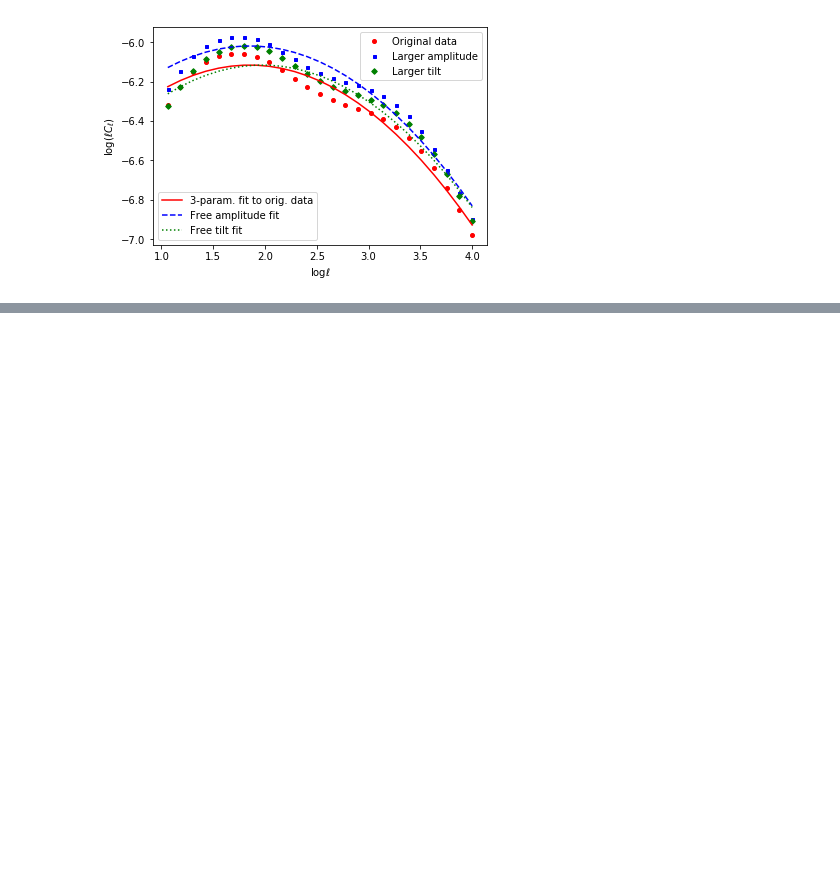
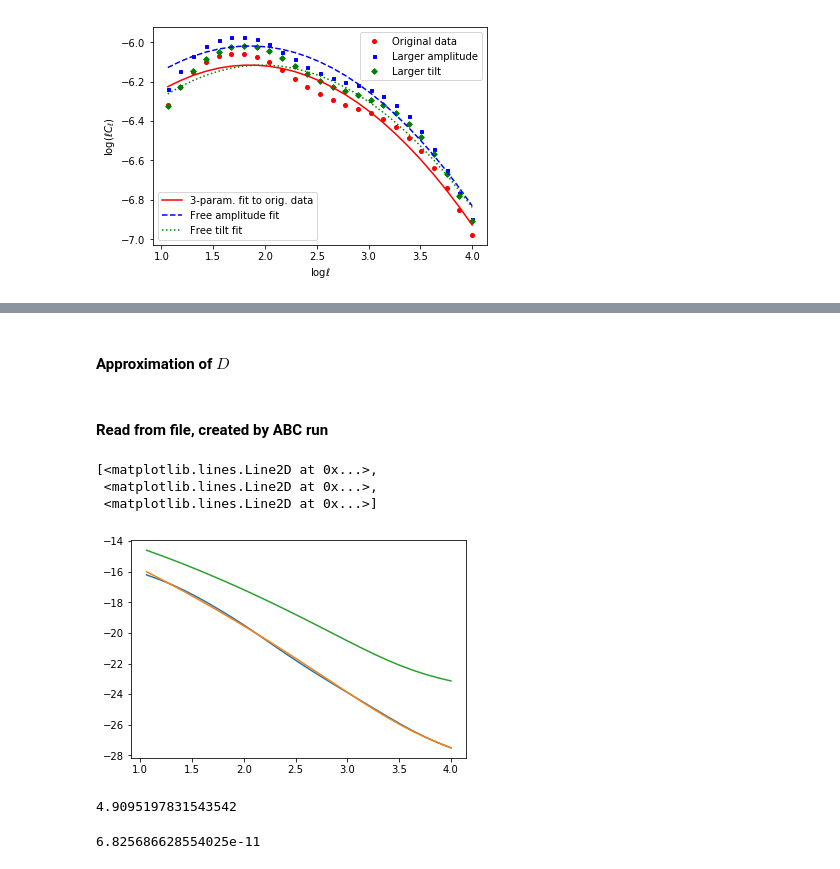
Before and after one commit to emilleishida/CorrMatrix_ABC, a Jupyter notebook: scripts/ABC/WL_Cell_fit.ipynb, the cells around one changed output, grey strips where cells are left out. Drawn from its saved outputs; the diff is of its cells as text; code cells hidden in the pictures; blank space fills up the shorter version.

```diff
--- a/scripts/ABC/WL_Cell_fit.ipynb
+++ b/scripts/ABC/WL_Cell_fit.ipynb
@@ -250,0 +252,5 @@ array([ 0.326074])
+# %%
+Delta_ln_ell = np.diff(ell) / (ell[:-1]/2 + ell[1:]/2)
+Delta_ln_ell = np.append(Delta_ln_ell, Delta_ln_ell[-1])
+Delta_ell = Delta_ln_ell * ell
+Delta_ln_ell_bar = Delta_ln_ell.mean()
@@ -250,0 +259,19 @@ array([ 0.326074])
+# %%
+D = 1.0 / (f_sky * (2.0 * ell + 1) * Delta_ln_ell_bar * ell) * C_ell_tot**2
+# %% [markdown]
+#### Approximation of $D$
+# %%
+A = 1/(2 * f_sky * Delta_ln_ell_bar)
+B = sigma_eps**2 / (2 * nbar_rad2)
+D2 = A / ell**2 * (10**quadratic(logell, *popt) / ell + B)**2
+# %% [markdown]
+#### Read from file, created by ABC run
+# %%
+Dinv = np.loadtxt('cov_true_inv_diag.txt')
+# %%
+plt.plot(logell, np.log10(D), logell, np.log10(D2), logell, np.log10(1/Dinv))
+# %% [output]
+[<matplotlib.lines.Line2D at 0x...>,
+ <matplotlib.lines.Line2D at 0x...>,
+ <matplotlib.lines.Line2D at 0x...>]
+[figure, added]
@@ -250,0 +280,4 @@ array([ 0.326074])
+# %%
+A
+# %% [output]
+4.9095197831543542
@@ -250,0 +286,4 @@ array([ 0.326074])
+# %%
+B
+# %% [output]
+6.825686628554025e-11
```
Also changed, not shown: parts of 16 cells of this notebook, 5 other files.
